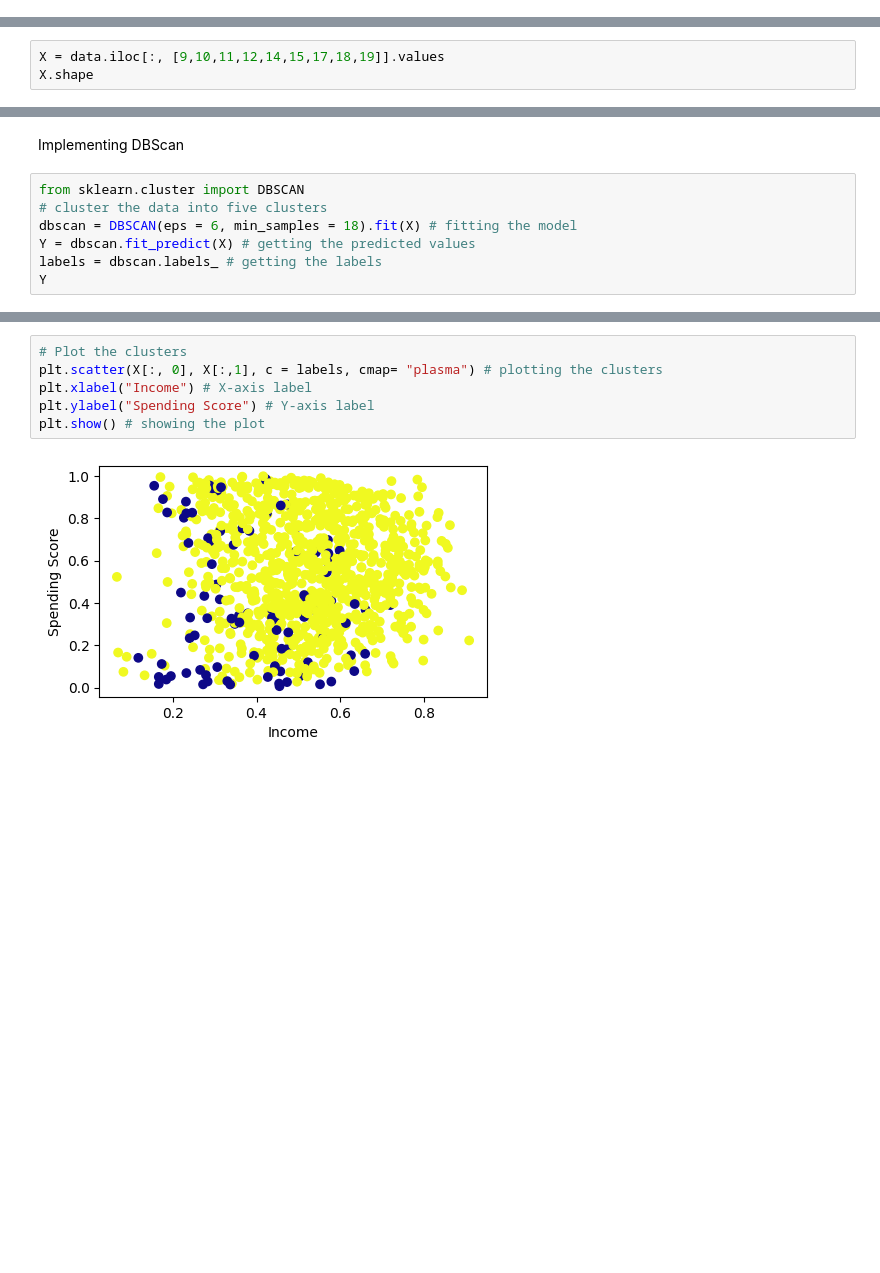
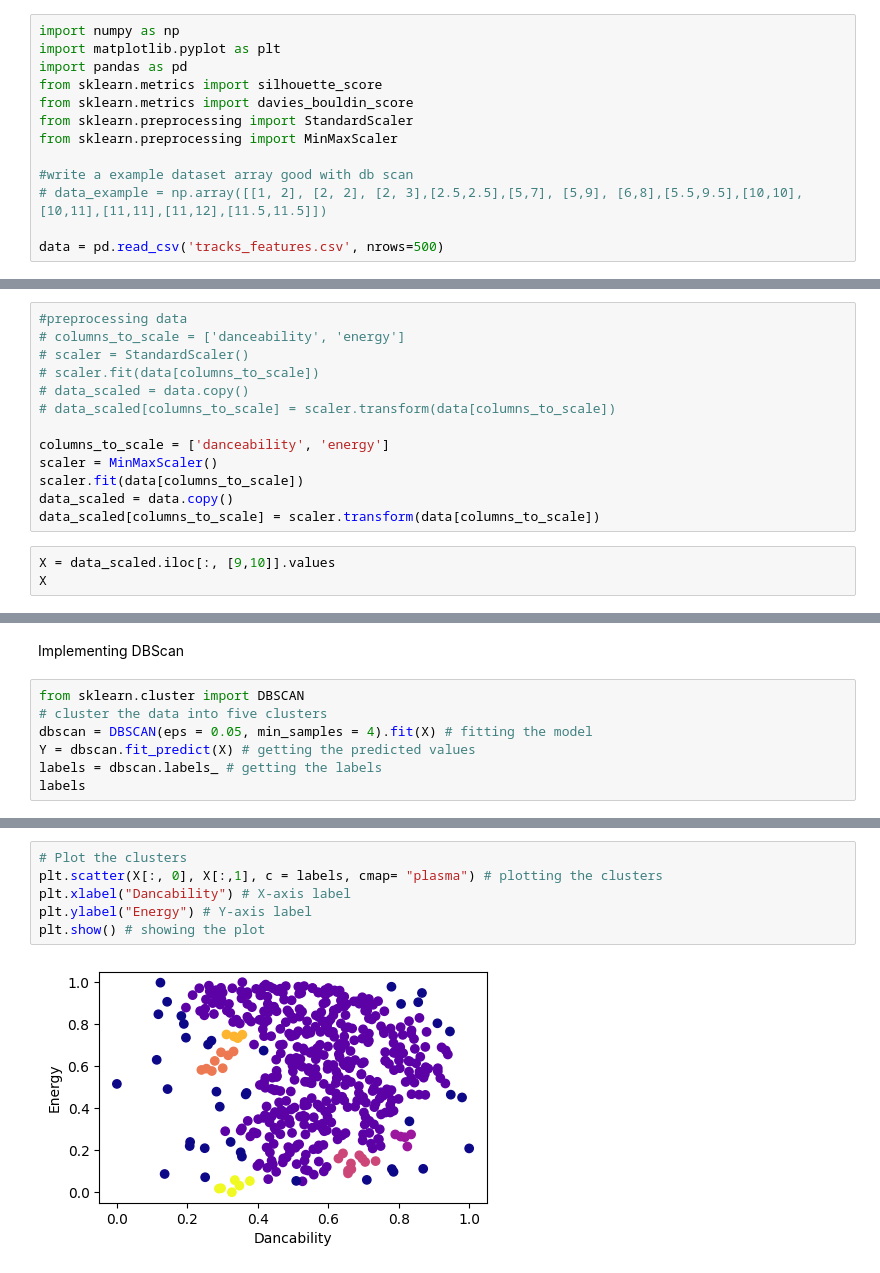
Before and after one commit to huynm116/songs-clustering-project, a Jupyter notebook: test-db-scan.ipynb, the cells around one changed output, grey strips where cells are left out. Drawn from its saved outputs; the diff is of its cells as text; blank space fills up the shorter version.

```diff
--- a/test-db-scan.ipynb
+++ b/test-db-scan.ipynb
@@ -6,3 +1,16 @@ data = pd.read_csv('tracks_features.csv', nrows=100)
+# %%
+import numpy as np
+import matplotlib.pyplot as plt
+import pandas as pd
+from sklearn.metrics import silhouette_score
+from sklearn.metrics import davies_bouldin_score
+from sklearn.preprocessing import StandardScaler
+from sklearn.preprocessing import MinMaxScaler
+
+#write a example dataset array good with db scan
+# data_example = np.array([[1, 2], [2, 2], [2, 3],[2.5,2.5],[5,7], [5,9], [6,8],[5.5,9.5],[10,10],[10,11],[11,11],[11,12],[11.5,11.5]])
+
+data = pd.read_csv('tracks_features.csv', nrows=500)
 # %%
 data.head()
 # %% [output]
@@ -16,4 +44,17 @@ data.head()
+# %%
+#preprocessing data
+# columns_to_scale = ['danceability', 'energy']
+# scaler = StandardScaler()
+# scaler.fit(data[columns_to_scale])
+# data_scaled = data.copy()
+# data_scaled[columns_to_scale] = scaler.transform(data[columns_to_scale])
+
+columns_to_scale = ['danceability', 'energy']
+scaler = MinMaxScaler()
+scaler.fit(data[columns_to_scale])
+data_scaled = data.copy()
+data_scaled[columns_to_scale] = scaler.transform(data[columns_to_scale])
 # %%
-X = data.iloc[:, [9,10,11,12,14,15,17,18,19]].values
-X.shape
+X = data_scaled.iloc[:, [9,10]].values
+X
 # %% [output]
@@ -42,9 +99,9 @@ Implementing DBScan
 # %%
 from sklearn.cluster import DBSCAN
 # cluster the data into five clusters
-dbscan = DBSCAN(eps = 6, min_samples = 18).fit(X) # fitting the model
+dbscan = DBSCAN(eps = 0.05, min_samples = 4).fit(X) # fitting the model
 Y = dbscan.fit_predict(X) # getting the predicted values
 labels = dbscan.labels_ # getting the labels
-Y
+labels
 # %% [output]
 array([ 0,  0,  0,  0,  0,  0,  0,  0,  0,  0,  0,  0,  0,  0,  0,  0,  0,
@@ -67,8 +124,8 @@ array([ 0,  0,  0,  0,  0,  0,  0,  0,  0,  0,  0,  0,  0,  0,  0,  0,  0,
 # %%
 # Plot the clusters
 plt.scatter(X[:, 0], X[:,1], c = labels, cmap= "plasma") # plotting the clusters
-plt.xlabel("Income") # X-axis label
-plt.ylabel("Spending Score") # Y-axis label
+plt.xlabel("Dancability") # X-axis label
+plt.ylabel("Energy") # Y-axis label
 plt.show() # showing the plot
 # %% [output]
-[figure, old version]
+[figure, new version]
```
Also changed, not shown: parts of 7 cells of this notebook, 1 other file.
